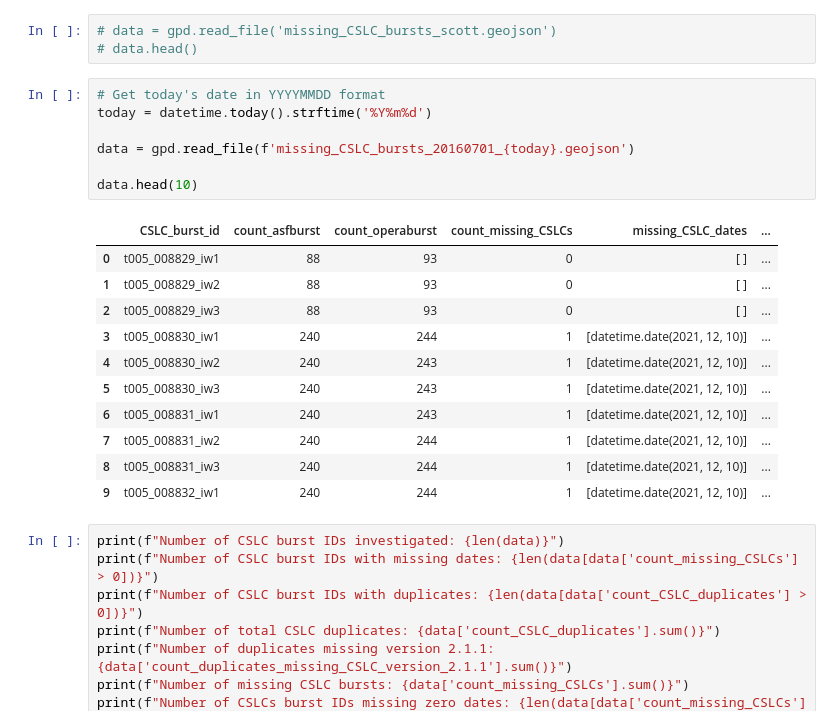
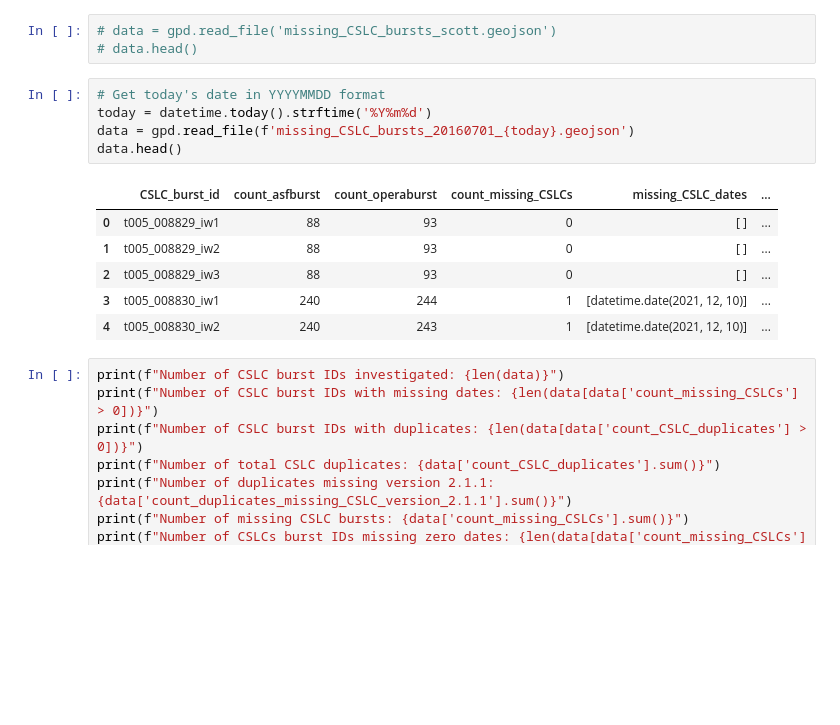
Before and after one commit to cmspeed/OPERA_Applications, a Jupyter notebook: CSLC/troubleshooting/find_missing_and_duplicate_CSLC-S1.ipynb, the cells around one changed output. Saved outputs shown, nothing was run; the diff lists cells and outputs as text; blank space fills up the shorter version.

```diff
--- a/CSLC/troubleshooting/find_missing_and_duplicate_CSLC-S1.ipynb
+++ b/CSLC/troubleshooting/find_missing_and_duplicate_CSLC-S1.ipynb
@@ -497,22 +497,15 @@ map.save(f'missing_CSLC_bursts_map_20160701_{today}.html')
 # %%
 # Get today's date in YYYYMMDD format
 today = datetime.today().strftime('%Y%m%d')
-
 data = gpd.read_file(f'missing_CSLC_bursts_20160701_{today}.geojson')
-
-data.head(10)
+data.head()
 # %% [output]
 |  | CSLC_burst_id | count_asfburst | count_operaburst | count_missing_CSLCs | missing_CSLC_dates | ... |
 | 0 | t005_008829_iw1 | 88 | 93 | 0 | [ ] | ... |
 | 1 | t005_008829_iw2 | 88 | 93 | 0 | [ ] | ... |
 | 2 | t005_008829_iw3 | 88 | 93 | 0 | [ ] | ... |
 | 3 | t005_008830_iw1 | 240 | 244 | 1 | [datetime.date(2021, 12, 10)] | ... |
 | 4 | t005_008830_iw2 | 240 | 243 | 1 | [datetime.date(2021, 12, 10)] | ... |
-| 5 | t005_008830_iw3 | 240 | 243 | 1 | [datetime.date(2021, 12, 10)] | ... |
-| 6 | t005_008831_iw1 | 240 | 243 | 1 | [datetime.date(2021, 12, 10)] | ... |
-| 7 | t005_008831_iw2 | 240 | 244 | 1 | [datetime.date(2021, 12, 10)] | ... |
-| 8 | t005_008831_iw3 | 240 | 244 | 1 | [datetime.date(2021, 12, 10)] | ... |
-| 9 | t005_008832_iw1 | 240 | 244 | 1 | [datetime.date(2021, 12, 10)] | ... |
 # %%
 print(f"Number of CSLC burst IDs investigated: {len(data)}")
 print(f"Number of CSLC burst IDs with missing dates: {len(data[data['count_missing_CSLCs'] > 0])}")
```
